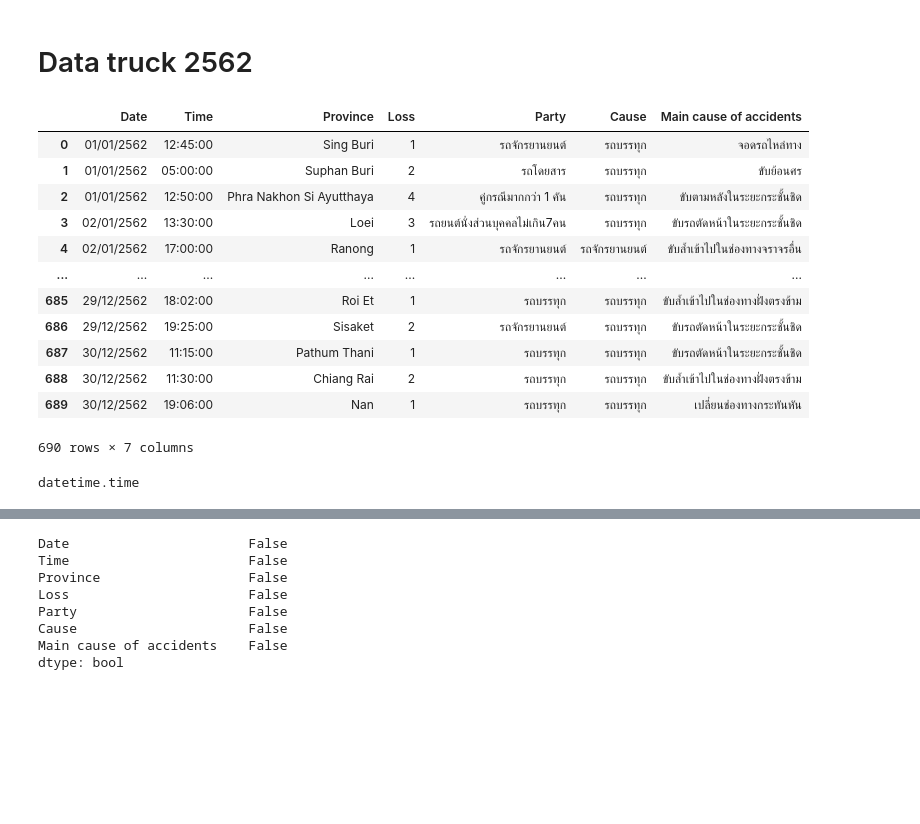
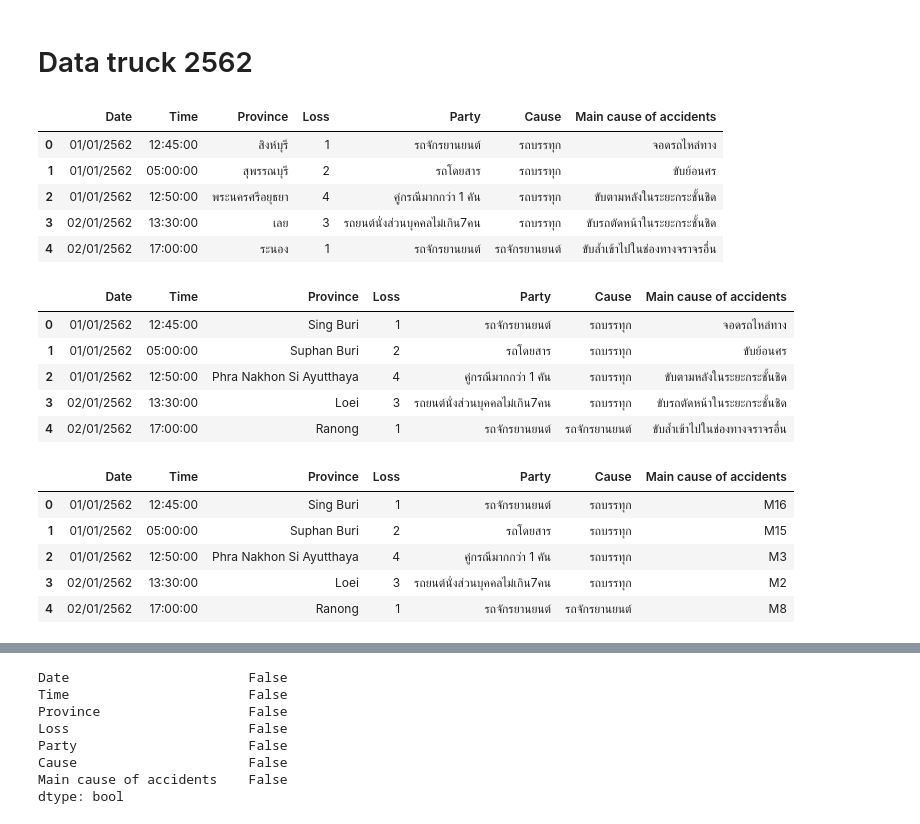
Before and after one commit to Thippawan72/BSC_DPDM23, a Jupyter notebook: Group_project2.ipynb, the cells around one changed output, grey strips where cells are left out. Drawn from its saved outputs; the diff is of its cells as text; code cells hidden in the pictures; blank space fills up the shorter version.

```diff
--- a/Group_project2.ipynb
+++ b/Group_project2.ipynb
@@ -428,10 +482,21 @@ data_truck_61
 # %% [markdown]
 # Data truck 2562
+# %%
+data_2562 = pd.read_excel('/content/drive/MyDrive/BSC_DPDM23_Data/ข้อมูลอุบัติเหตุรถบรรทุก (5).xlsx', sheet_name = 3)
+data_2562.head()
+# %% [output]
+|  | Date | Time | Province | Loss | Party | Cause | Main cause of accidents |
+| 0 | 01/01/2562 | 12:45:00 | สิงห์บุรี | 1 | รถจักรยานยนต์ | รถบรรทุก | จอดรถไหล่ทาง |
+| 1 | 01/01/2562 | 05:00:00 | สุพรรณบุรี | 2 | รถโดยสาร | รถบรรทุก | ขับย้อนศร |
+| 2 | 01/01/2562 | 12:50:00 | พระนครศรีอยุธยา | 4 | คู่กรณีมากกว่า 1 คัน | รถบรรทุก | ขับตามหลังในระยะกระชั้นชิด |
+| 3 | 02/01/2562 | 13:30:00 | เลย | 3 | รถยนต์นั่งส่วนบุคคลไม่เกิน7คน | รถบรรทุก | ขับรถตัดหน้าในระยะกระชั้นชิด |
+| 4 | 02/01/2562 | 17:00:00 | ระนอง | 1 | รถจักรยานยนต์ | รถจักรยานยนต์ | ขับล้ำเข้าไปในช่องทางจราจรอื่น |
 # %%
 #เปลี่ยนชื่อจังหวัดเป็นภาษาอังกฤษ
-datamain62 = pd.DataFrame(data_truck_62)
-datamain62['Province'] = datamain62['Province'].apply(lambda x: x.strip())
-datamain62['Province'] = datamain62['Province'].replace({
+data_truck_62 = data_2562
+data_2562 = pd.DataFrame(data_truck_62)
+data_2562['Province'] = data_2562['Province'].apply(lambda x: x.strip())
+data_2562['Province'] = data_2562['Province'].replace({
     'เชียงใหม่': 'Chiang Mai',
     'เชียงราย': 'Chiang Rai',
     'ลำปาง': 'Lampang',
@@ -470,6 +535,7 @@ datamain62['Province'] = datamain62['Province'].replace({
     'นนทบุรี': 'Nonthaburi',
     'ปทุมธานี': 'Pathum Thani',
     'พระนครศรีอยุธยา': 'Phra Nakhon Si Ayutthaya',
+    'พระนครศรี อยุธยา': 'Phra Nakhon Si Ayutthaya',
     'พิจิตร': 'Phichit',
     'พิษณุโลก': 'Phitsanulok',
     'เพชรบูรณ์': 'Phetchabun',
@@ -510,22 +576,11 @@ datamain62['Province'] = datamain62['Province'].replace({
     'สุราษฎร์ธานี': 'Surat Thani',
     'ยะลา': 'Yala'})
 # %%
-data_truck_62
+data_truck_62.head()
 # %% [output]
 |  | Date | Time | Province | Loss | Party | Cause | Main cause of accidents |
 | 0 | 01/01/2562 | 12:45:00 | Sing Buri | 1 | รถจักรยานยนต์ | รถบรรทุก | จอดรถไหล่ทาง |
 | 1 | 01/01/2562 | 05:00:00 | Suphan Buri | 2 | รถโดยสาร | รถบรรทุก | ขับย้อนศร |
 | 2 | 01/01/2562 | 12:50:00 | Phra Nakhon Si Ayutthaya | 4 | คู่กรณีมากกว่า 1 คัน | รถบรรทุก | ขับตามหลังในระยะกระชั้นชิด |
 | 3 | 02/01/2562 | 13:30:00 | Loei | 3 | รถยนต์นั่งส่วนบุคคลไม่เกิน7คน | รถบรรทุก | ขับรถตัดหน้าในระยะกระชั้นชิด |
 | 4 | 02/01/2562 | 17:00:00 | Ranong | 1 | รถจักรยานยนต์ | รถจักรยานยนต์ | ขับล้ำเข้าไปในช่องทางจราจรอื่น |
-| ... | ... | ... | ... | ... | ... | ... | ... |
-| 685 | 29/12/2562 | 18:02:00 | Roi Et | 1 | รถบรรทุก | รถบรรทุก | ขับล้ำเข้าไปในช่องทางฝั่งตรงข้าม |
-| 686 | 29/12/2562 | 19:25:00 | Sisaket | 2 | รถจักรยานยนต์ | รถบรรทุก | ขับรถตัดหน้าในระยะกระชั้นชิด |
-| 687 | 30/12/2562 | 11:15:00 | Pathum Thani | 1 | รถบรรทุก | รถบรรทุก | ขับรถตัดหน้าในระยะกระชั้นชิด |
-| 688 | 30/12/2562 | 11:30:00 | Chiang Rai | 2 | รถบรรทุก | รถบรรทุก | ขับล้ำเข้าไปในช่องทางฝั่งตรงข้าม |
-| 689 | 30/12/2562 | 19:06:00 | Nan | 1 | รถบรรทุก | รถบรรทุก | เปลี่ยนช่องทางกระทันหัน |
-690 rows × 7 columns
-# %%
-type(data_truck_62['Time'][0])
-# %% [output]
-datetime.time
@@ -531,0 +627,9 @@ datetime.time
+# %%
+data_truck_622.head()
+# %% [output]
+|  | Date | Time | Province | Loss | Party | Cause | Main cause of accidents |
+| 0 | 01/01/2562 | 12:45:00 | Sing Buri | 1 | รถจักรยานยนต์ | รถบรรทุก | M16 |
+| 1 | 01/01/2562 | 05:00:00 | Suphan Buri | 2 | รถโดยสาร | รถบรรทุก | M15 |
+| 2 | 01/01/2562 | 12:50:00 | Phra Nakhon Si Ayutthaya | 4 | คู่กรณีมากกว่า 1 คัน | รถบรรทุก | M3 |
+| 3 | 02/01/2562 | 13:30:00 | Loei | 3 | รถยนต์นั่งส่วนบุคคลไม่เกิน7คน | รถบรรทุก | M2 |
+| 4 | 02/01/2562 | 17:00:00 | Ranong | 1 | รถจักรยานยนต์ | รถจักรยานยนต์ | M8 |
```
Also changed, not shown: parts of 153 cells of this notebook.
